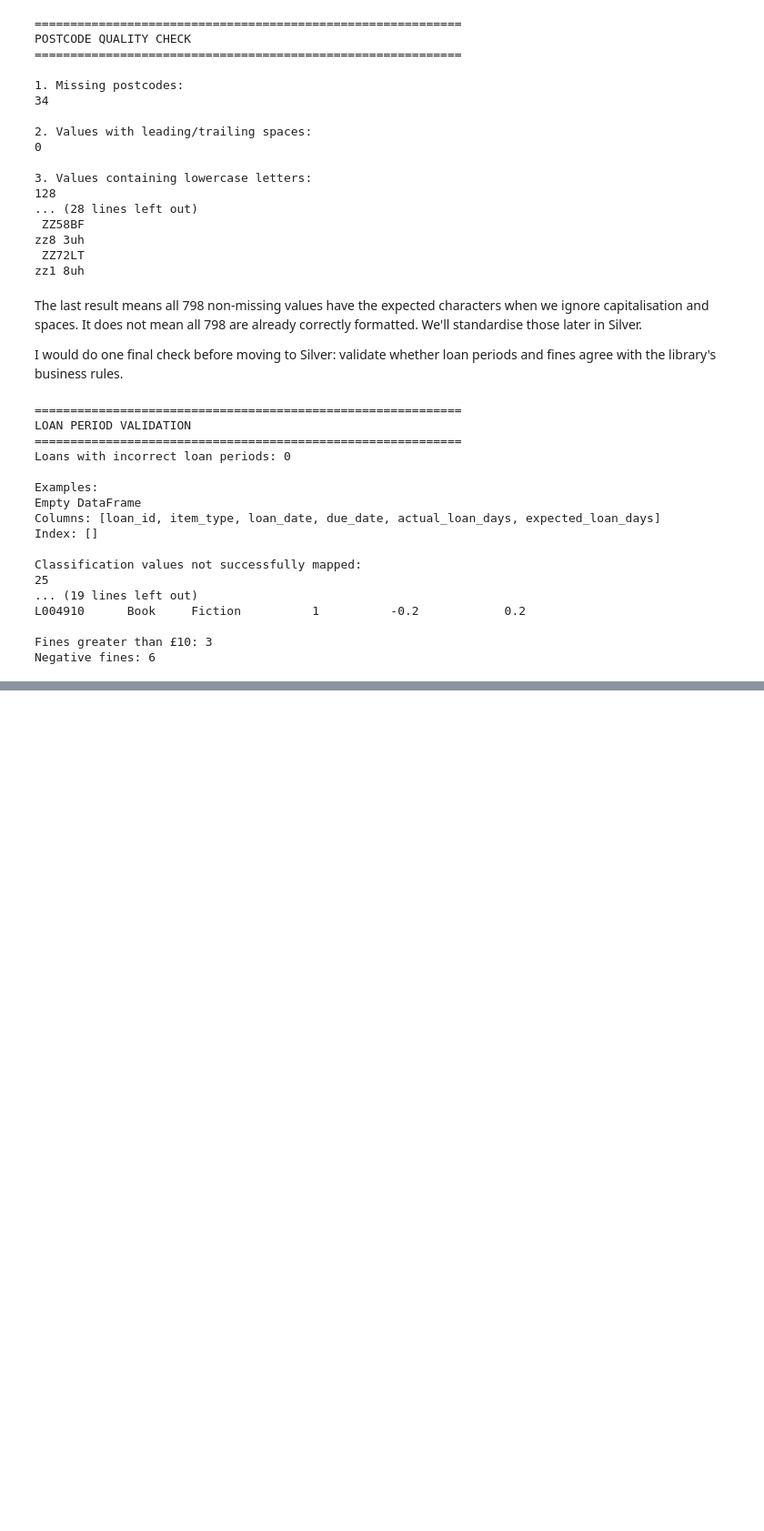
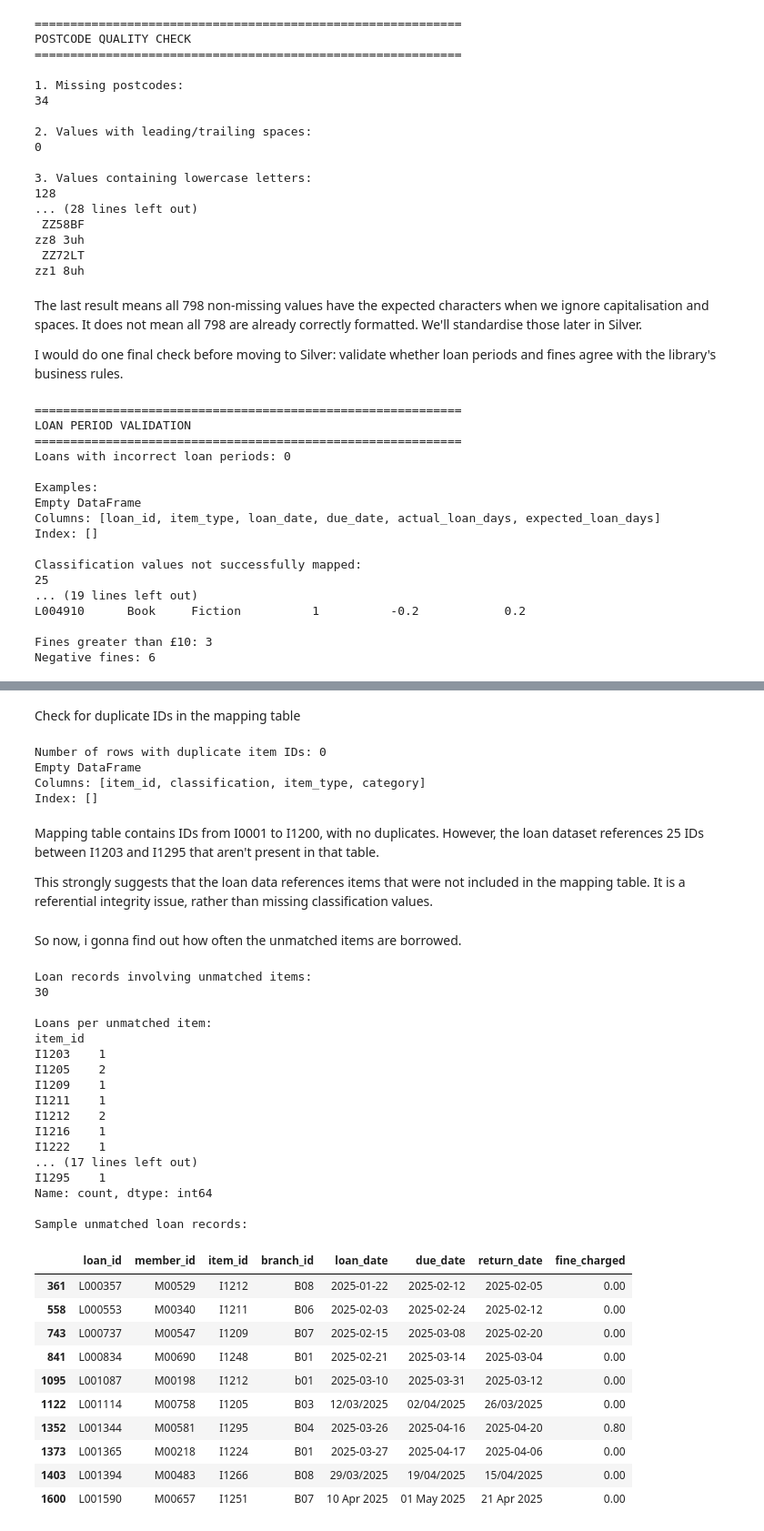
Before and after one commit to WingmanShi/library_data_generator, a Jupyter notebook: Copy_of_library_data_generator.ipynb, the cells around one changed output, grey strips where cells are left out. Shown at 91% size. Cells and saved outputs as stored; diff of their text form; code cells hidden in the pictures; blank space fills up the shorter version.

```diff
--- a/Copy_of_library_data_generator.ipynb
+++ b/Copy_of_library_data_generator.ipynb
@@ -2073,0 +2112,14 @@ Negative fines: 6
+# %%
+# Check whether every loan item_id exists in item_rules
+loan_item_ids = df["item_id"].dropna().unique()
+mapped_item_ids = item_rules["item_id"].dropna().unique()
+
+unmatched_item_ids = set(loan_item_ids) - set(mapped_item_ids)
+
+print("Unique item IDs in loan dataset:", len(loan_item_ids))
+print("Unique item IDs in mapping table:", len(mapped_item_ids))
+print("Loan item IDs without a mapping:", len(unmatched_item_ids))
+
+if unmatched_item_ids:
+    print("\nUnmatched item IDs:")
+    print(sorted(unmatched_item_ids))
@@ -2073,0 +2189,66 @@ Negative fines: 6
+# %% [markdown]
+Check for duplicate IDs in the mapping table
+# %%
+duplicate_ids = item_rules[
+    item_rules["item_id"].duplicated(keep=False)
+]
+
+print("Number of rows with duplicate item IDs:", len(duplicate_ids))
+print(duplicate_ids.sort_values("item_id"))
+# %% [output]
+Number of rows with duplicate item IDs: 0
+Empty DataFrame
+Columns: [item_id, classification, item_type, category]
+Index: []
+# %% [markdown]
+Mapping table contains IDs from I0001 to I1200, with no duplicates. However, the loan dataset references 25 IDs between I1203 and I1295 that aren't present in that table.
+
+This strongly suggests that the loan data references items that were not included in the mapping table. It is a referential integrity issue, rather than missing classification values.
+# %% [markdown]
+So now, i gonna find out how often the unmatched items are borrowed.
+# %%
+unmatched_loans = df[
+    df["item_id"].isin(unmatched_item_ids)
+]
+
+print("Loan records involving unmatched items:")
+print(len(unmatched_loans))
+
+print("\nLoans per unmatched item:")
+print(
+    unmatched_loans["item_id"]
+    .value_counts()
+    .sort_index()
+)
+
+print("\nSample unmatched loan records:")
+display(unmatched_loans.head(10))
+# %% [output]
+Loan records involving unmatched items:
+30
+
+Loans per unmatched item:
+item_id
+I1203    1
+I1205    2
+I1209    1
+I1211    1
+I1212    2
+I1216    1
+I1222    1
+... (17 lines left out)
+I1295    1
+Name: count, dtype: int64
+
+Sample unmatched loan records:
+|  | loan_id | member_id | item_id | branch_id | loan_date | due_date | return_date | fine_charged |
+| 361 | L000357 | M00529 | I1212 | B08 | 2025-01-22 | 2025-02-12 | 2025-02-05 | 0.00 |
+| 558 | L000553 | M00340 | I1211 | B06 | 2025-02-03 | 2025-02-24 | 2025-02-12 | 0.00 |
+| 743 | L000737 | M00547 | I1209 | B07 | 2025-02-15 | 2025-03-08 | 2025-02-20 | 0.00 |
+| 841 | L000834 | M00690 | I1248 | B01 | 2025-02-21 | 2025-03-14 | 2025-03-04 | 0.00 |
+| 1095 | L001087 | M00198 | I1212 | b01 | 2025-03-10 | 2025-03-31 | 2025-03-12 | 0.00 |
+| 1122 | L001114 | M00758 | I1205 | B03 | 12/03/2025 | 02/04/2025 | 26/03/2025 | 0.00 |
+| 1352 | L001344 | M00581 | I1295 | B04 | 2025-03-26 | 2025-04-16 | 2025-04-20 | 0.80 |
+| 1373 | L001365 | M00218 | I1224 | B01 | 2025-03-27 | 2025-04-17 | 2025-04-06 | 0.00 |
+| 1403 | L001394 | M00483 | I1266 | B08 | 29/03/2025 | 19/04/2025 | 15/04/2025 | 0.00 |
+| 1600 | L001590 | M00657 | I1251 | B07 | 10 Apr 2025 | 01 May 2025 | 21 Apr 2025 | 0.00 |
```
Also changed, not shown: parts of 27 cells of this notebook.
